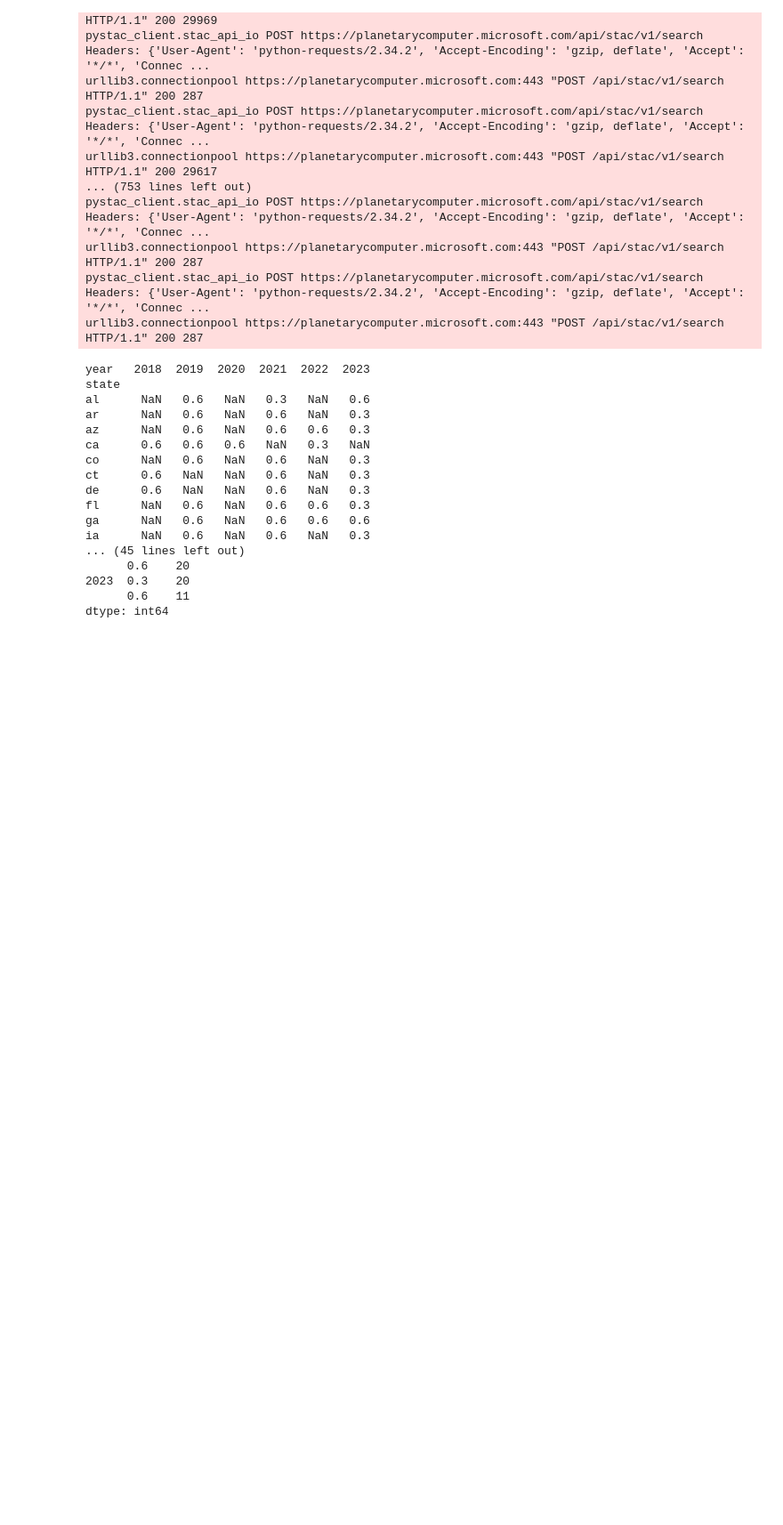
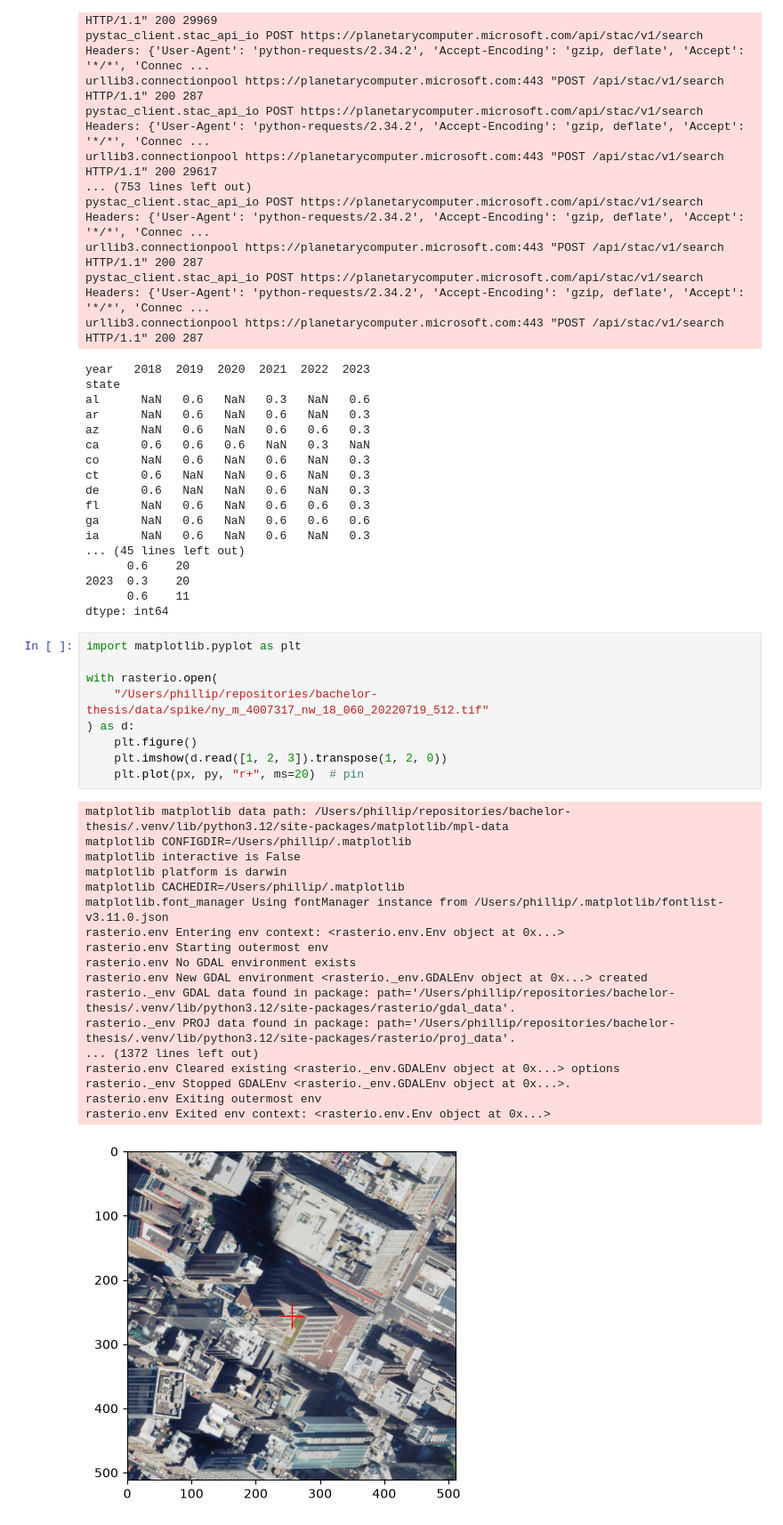
Before and after one commit to phillip-sievers/bachelor-thesis, a Jupyter notebook: notebooks/test_naip_access_route.ipynb, the cells around one changed output. Shown at 89% size. Drawn from its saved outputs; the diff is of its cells as text; blank space fills up the shorter version.

Commit message:
fix notebooks, add details and decision, add config

```diff
--- a/notebooks/test_naip_access_route.ipynb
+++ b/notebooks/test_naip_access_route.ipynb
@@ -177,3 +206,31 @@ ia      NaN   0.6   NaN   0.6   NaN   0.3
 2023  0.3    20
       0.6    11
 dtype: int64
+# %%
+import matplotlib.pyplot as plt
+
+with rasterio.open(
+    "/Users/phillip/repositories/bachelor-thesis/data/spike/ny_m_4007317_nw_18_060_20220719_512.tif"
+) as d:
+    plt.figure()
+    plt.imshow(d.read([1, 2, 3]).transpose(1, 2, 0))
+    plt.plot(px, py, "r+", ms=20)  # pin
+# %% [output]
+matplotlib matplotlib data path: /Users/phillip/repositories/bachelor-thesis/.venv/lib/python3.12/site-packages/matplotlib/mpl-data
+matplotlib CONFIGDIR=/Users/phillip/.matplotlib
+matplotlib interactive is False
+matplotlib platform is darwin
+matplotlib CACHEDIR=/Users/phillip/.matplotlib
+matplotlib.font_manager Using fontManager instance from /Users/phillip/.matplotlib/fontlist-v3.11.0.json
+rasterio.env Entering env context: <rasterio.env.Env object at 0x...>
+rasterio.env Starting outermost env
+rasterio.env No GDAL environment exists
+rasterio.env New GDAL environment <rasterio._env.GDALEnv object at 0x...> created
+rasterio._env GDAL data found in package: path='/Users/phillip/repositories/bachelor-thesis/.venv/lib/python3.12/site-packages/rasterio/gdal_data'.
+rasterio._env PROJ data found in package: path='/Users/phillip/repositories/bachelor-thesis/.venv/lib/python3.12/site-packages/rasterio/proj_data'.
+... (1372 lines left out)
+rasterio.env Cleared existing <rasterio._env.GDALEnv object at 0x...> options
+rasterio._env Stopped GDALEnv <rasterio._env.GDALEnv object at 0x...>.
+rasterio.env Exiting outermost env
+rasterio.env Exited env context: <rasterio.env.Env object at 0x...>
+[figure, added]
```
Also changed, not shown: parts of 2 cells of this notebook, 4 other files.
